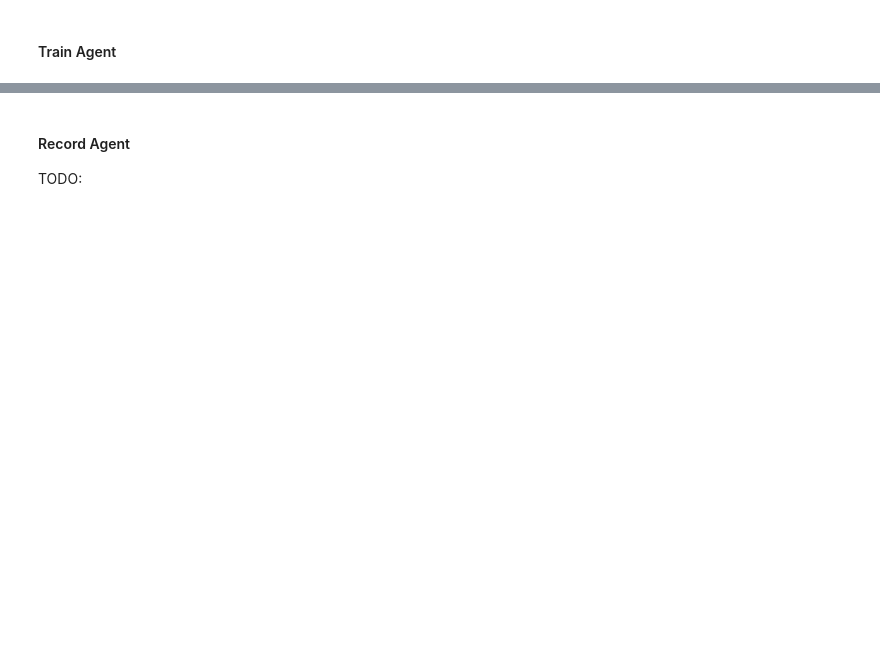
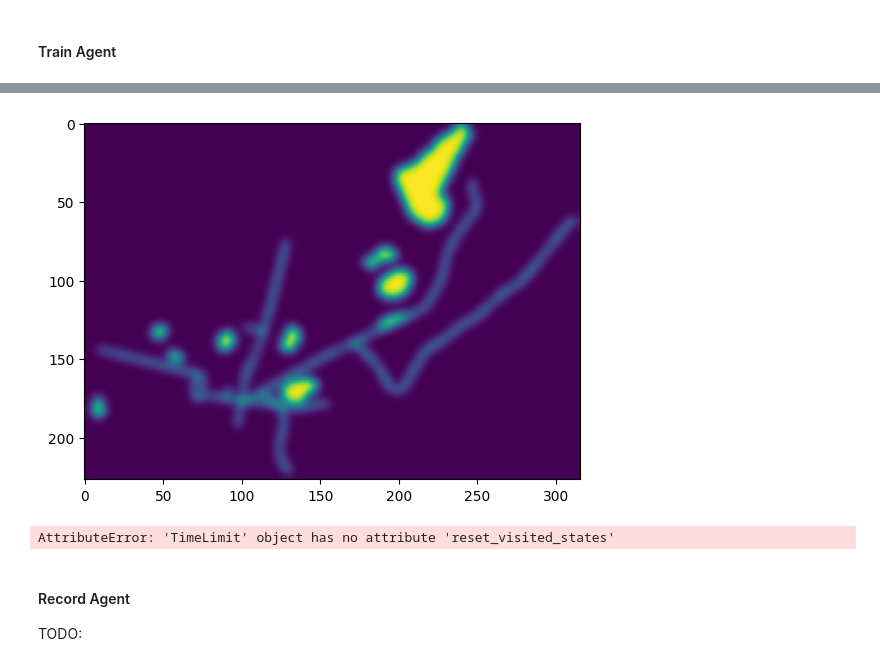
Before and after one commit to TheJoboReal/Bachelor, a Jupyter notebook: src/gym.ipynb, the cells around one changed output, grey strips where cells are left out. Saved outputs shown, nothing was run; the diff lists cells and outputs as text; code cells hidden in the pictures; blank space fills up the shorter version.

```diff
--- a/src/gym.ipynb
+++ b/src/gym.ipynb
@@ -48,6 +66,10 @@ class GridWorldEnv(gym.Env):
             6: np.array([-1, -1]),  # down-left
             7: np.array([1, -1]),  # down-right
         }
+
+    def world_from_matrix(self, matrix):
+        self.world = matrix
+
     def setReward(self, x, y , reward):
         self.world[x][y] = reward
 
@@ -261,29 +286,30 @@ class SAR_agent:
 # %%
 # hyperparameters
 learning_rate = 0.01
 n_episodes = 100_0
 start_epsilon = 1.0
 epsilon_decay = start_epsilon / (n_episodes / 2)  # reduce the exploration over time
 final_epsilon = 0.1
 size = 10
 
 env = GridWorldEnv(size=size)
-for i in range(env.size):
-    for j in range(env.size):
-        env.setReward(i, j, np.random.randint(1, 10))
+env.world_from_matrix(heatmap)
+
 # Display world
 plt.imshow(env.world, cmap='viridis')
 
 env = gym.wrappers.TimeLimit(env, max_episode_steps=1000)
 
 agent = SAR_agent(
     env=env,
     learning_rate=learning_rate,
     initial_epsilon=start_epsilon,
     epsilon_decay=epsilon_decay,
     final_epsilon=final_epsilon,
 
 )
+# %% [output]
+[figure, added]
 # %%
 
 for episode in tqdm(range(n_episodes)):
@@ -317,6 +343,8 @@ for episode in tqdm(range(n_episodes)):
         obs = next_obs
 
     agent.decay_epsilon()
+# %% [output]
+AttributeError: 'TimeLimit' object has no attribute 'reset_visited_states'
 # %%
 import numpy as np
 import matplotlib.pyplot as plt
```
Also changed, not shown: parts of 5 cells of this notebook.
